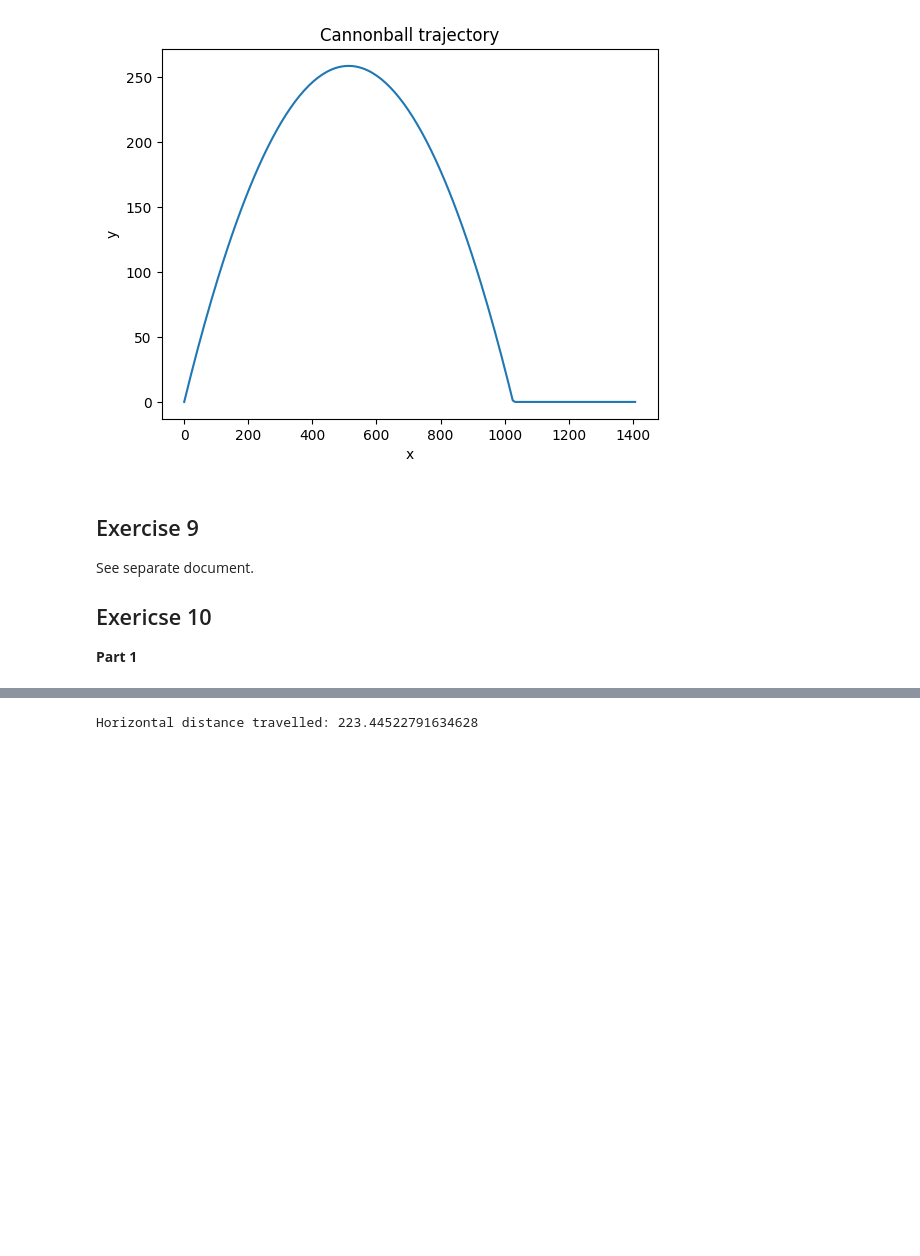
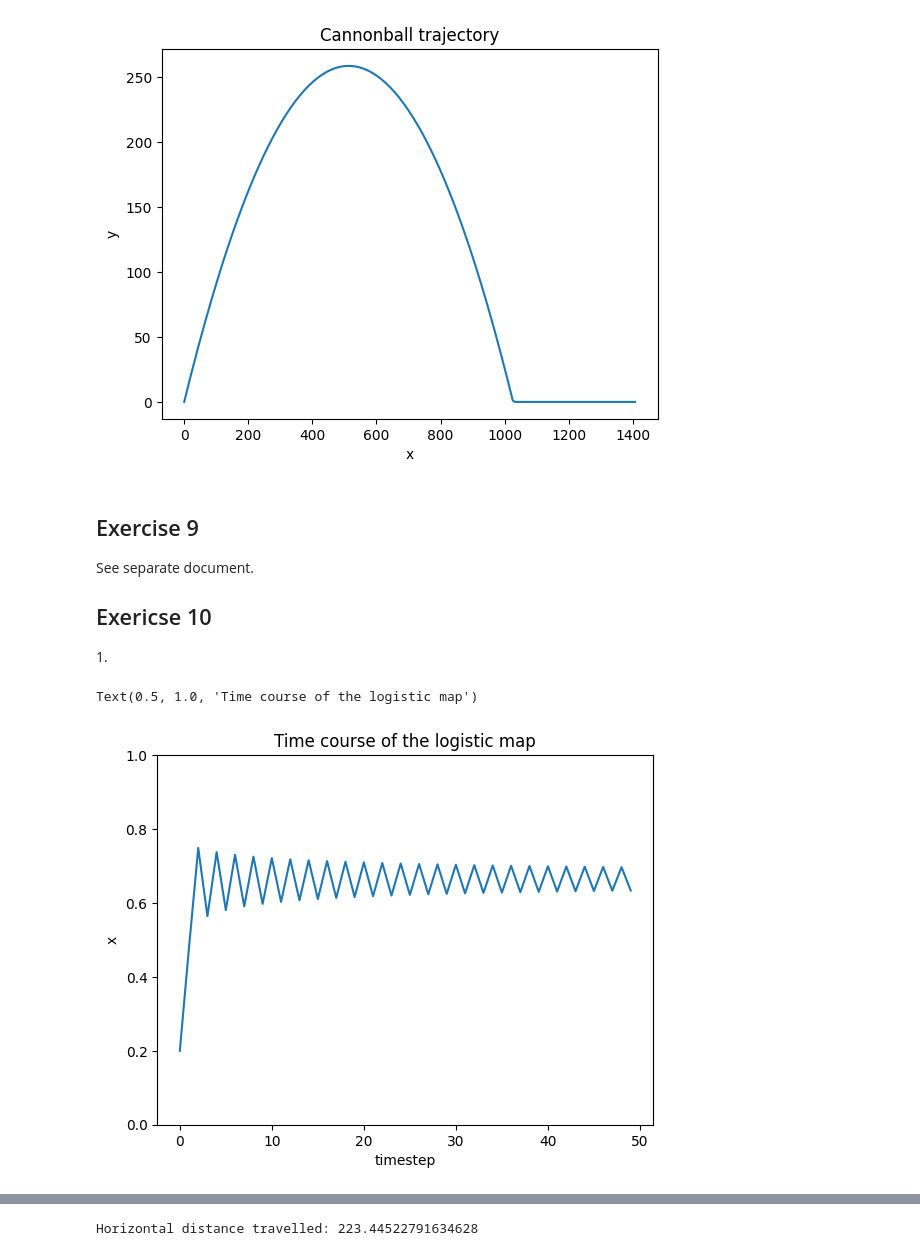
Before and after one commit to UCLNatSci/2025, a Jupyter notebook: NSCI0036/html/_sources/chapter_2/workshop_solutions.ipynb, the cells around one changed output, grey strips where cells are left out. Cells and saved outputs as stored; diff of their text form; code cells hidden in the pictures; blank space fills up the shorter version.

```diff
--- a/NSCI0036/html/_sources/chapter_2/workshop_solutions.ipynb
+++ b/NSCI0036/html/_sources/chapter_2/workshop_solutions.ipynb
@@ -260,4 +260,26 @@ See separate document.
 
 ## Exericse 10
 
-**Part 1**
+1\.
+# %%
+import numpy as np
+import matplotlib.pyplot as plt
+
+r = 3.0 # change this value to get the three plots
+n = 50
+
+# Create an array and set the initial value x[0]
+x = np.zeros(n)
+x[0] = 0.2
+
+for i in range(n-1):
+    x[i+1] = r*x[i]*(1-x[i])
+
+plt.plot(x)
+plt.ylim(0, 1) # set the y axis limits
+plt.xlabel("timestep")
+plt.ylabel("x")
+plt.title("Time course of the logistic map")
+# %% [output]
+Text(0.5, 1.0, 'Time course of the logistic map')
+[figure, added]
```
Also changed, not shown: parts of 5 cells of this notebook, 25 other files.
